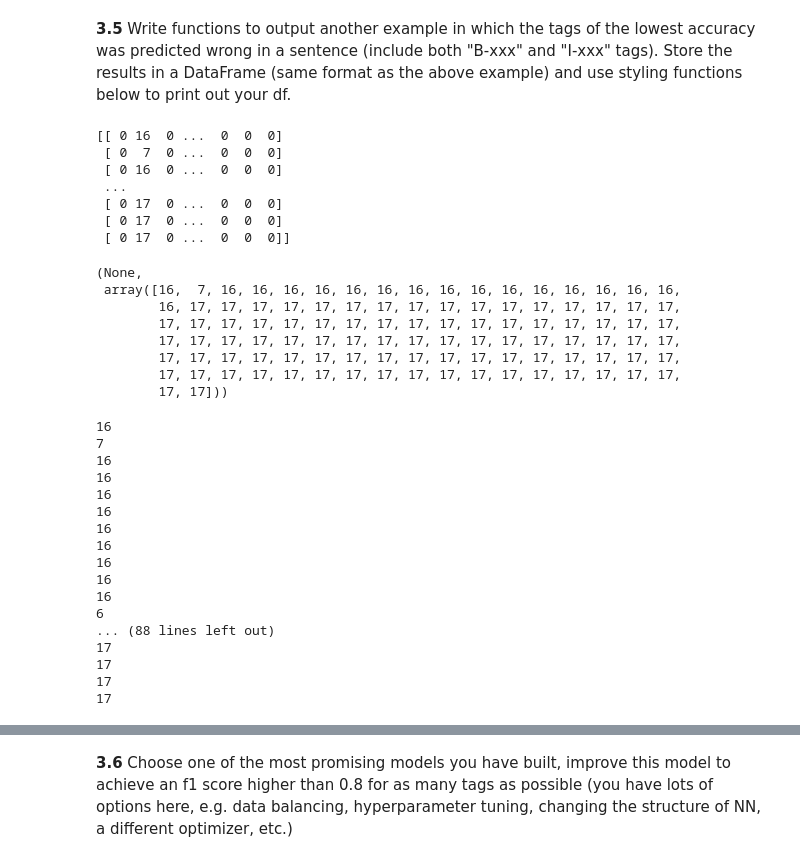
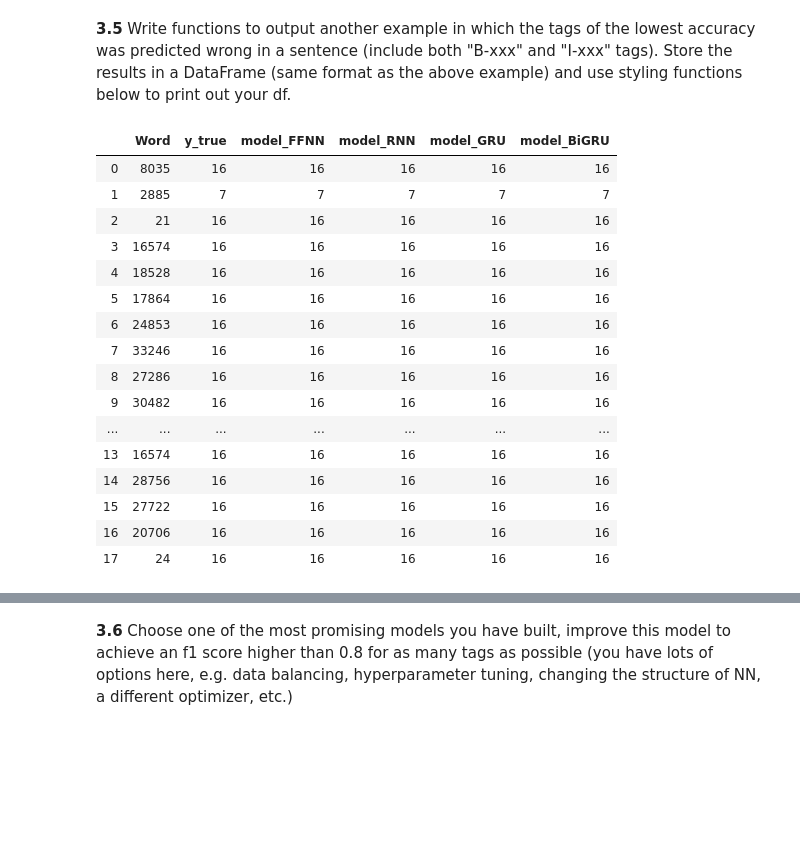
Before and after one commit to medeirosf/2020-CS109B, a Jupyter notebook: content/homeworks/hw06/notebook/cs109b_hw6_edited.ipynb, the cells around one changed output, grey strips where cells are left out. Drawn from its saved outputs; the diff is of its cells as text; code cells hidden in the pictures; blank space fills up the shorter version.

```diff
--- a/content/homeworks/hw06/notebook/cs109b_hw6_edited.ipynb
+++ b/content/homeworks/hw06/notebook/cs109b_hw6_edited.ipynb
@@ -1123,46 +1151,37 @@ def highlight_errors(s):
 # %%
 # your code here
-load_keras_model(model, 'model_BiGRU')
-p_test = model.predict_classes(x_test)
-y_cat = np.argmax(to_categorical(y_test, len(tags)), axis=2)
-print(y_cat[0]), p_test[0]
+models = ('model_FFNN','model_RNN','model_GRU','model_BiGRU')
+
+for i, name in enumerate(models):
+    model = load_keras_model(name)
+    p_test = model.predict_classes(x_test)
+    y_cat = np.argmax(to_categorical(y_test, len(tags)), axis=2)
+
+    y_tag = np.empty(shape=y_cat[0].shape[0], dtype = int)
+    for i in range(y_cat[0].shape[0]):
+        #print(y_cat[0][i].max())
+        y_tag[i] = y_cat[0][i].max()
+
+    ytag[name] = y_tag#[idx2tag[i] for i in y_tag]
+
+ytag[0:18]
 # %% [output]
-[[ 0 16  0 ...  0  0  0]
- [ 0  7  0 ...  0  0  0]
- [ 0 16  0 ...  0  0  0]
- ...
- [ 0 17  0 ...  0  0  0]
- [ 0 17  0 ...  0  0  0]
- [ 0 17  0 ...  0  0  0]]
-(None,
- array([16,  7, 16, 16, 16, 16, 16, 16, 16, 16, 16, 16, 16, 16, 16, 16, 16,
-        16, 17, 17, 17, 17, 17, 17, 17, 17, 17, 17, 17, 17, 17, 17, 17, 17,
-        17, 17, 17, 17, 17, 17, 17, 17, 17, 17, 17, 17, 17, 17, 17, 17, 17,
-        17, 17, 17, 17, 17, 17, 17, 17, 17, 17, 17, 17, 17, 17, 17, 17, 17,
-        17, 17, 17, 17, 17, 17, 17, 17, 17, 17, 17, 17, 17, 17, 17, 17, 17,
-        17, 17, 17, 17, 17, 17, 17, 17, 17, 17, 17, 17, 17, 17, 17, 17, 17,
-        17, 17]))
+|  | Word | y_true | model_FFNN | model_RNN | model_GRU | model_BiGRU |
+| 0 | 8035 | 16 | 16 | 16 | 16 | 16 |
+| 1 | 2885 | 7 | 7 | 7 | 7 | 7 |
+| 2 | 21 | 16 | 16 | 16 | 16 | 16 |
+| 3 | 16574 | 16 | 16 | 16 | 16 | 16 |
+| 4 | 18528 | 16 | 16 | 16 | 16 | 16 |
+| 5 | 17864 | 16 | 16 | 16 | 16 | 16 |
+| 6 | 24853 | 16 | 16 | 16 | 16 | 16 |
+| 7 | 33246 | 16 | 16 | 16 | 16 | 16 |
+| 8 | 27286 | 16 | 16 | 16 | 16 | 16 |
+| 9 | 30482 | 16 | 16 | 16 | 16 | 16 |
+| ... | ... | ... | ... | ... | ... | ... |
+| 13 | 16574 | 16 | 16 | 16 | 16 | 16 |
+| 14 | 28756 | 16 | 16 | 16 | 16 | 16 |
+| 15 | 27722 | 16 | 16 | 16 | 16 | 16 |
+| 16 | 20706 | 16 | 16 | 16 | 16 | 16 |
+| 17 | 24 | 16 | 16 | 16 | 16 | 16 |
-# %%
-# your code here
-for i in range(y_cat[0].shape[0]):
-    print(y_cat[0][i].max())
-# %% [output]
-16
-7
-16
-16
-16
-16
-16
-16
-16
-16
-16
-6
-... (88 lines left out)
-17
-17
-17
-17
 # %%
 # your code here
```
Also changed, not shown: parts of 14 cells of this notebook.
